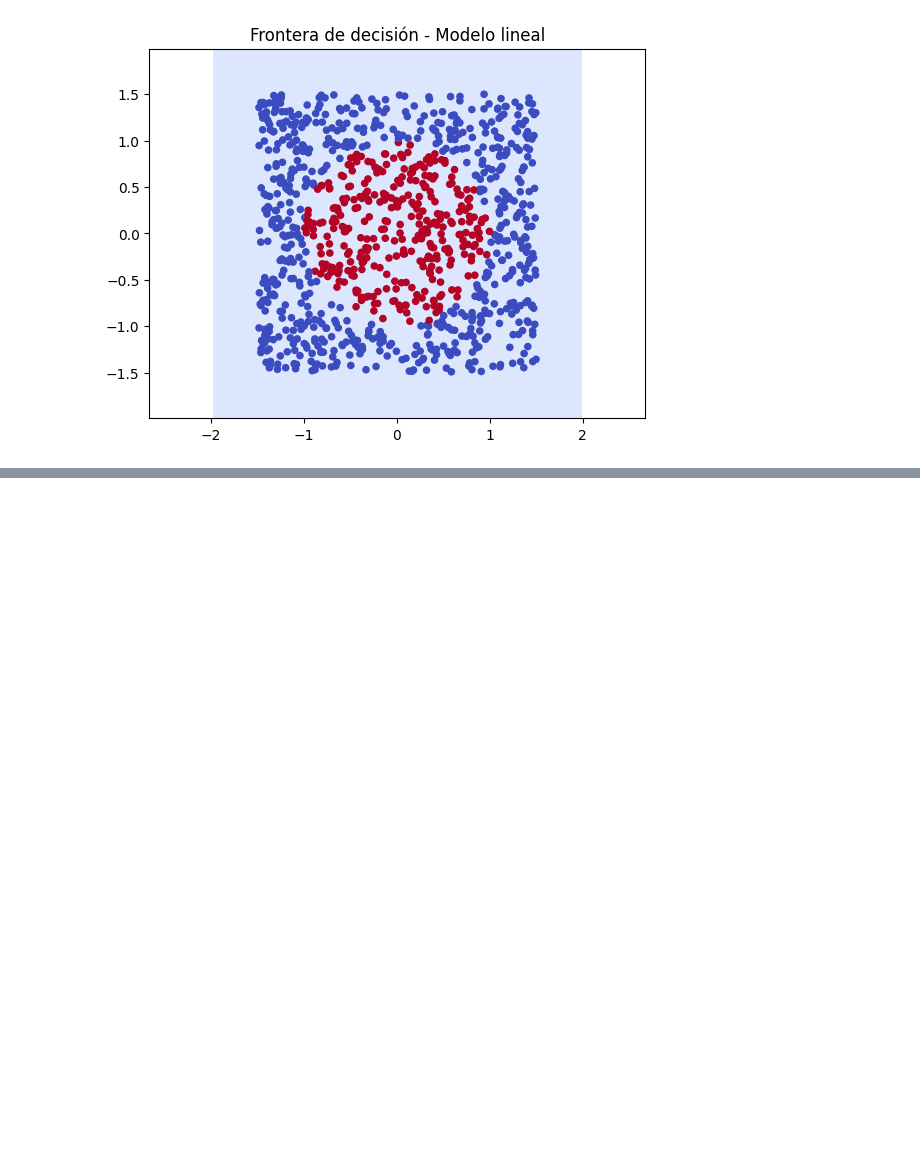
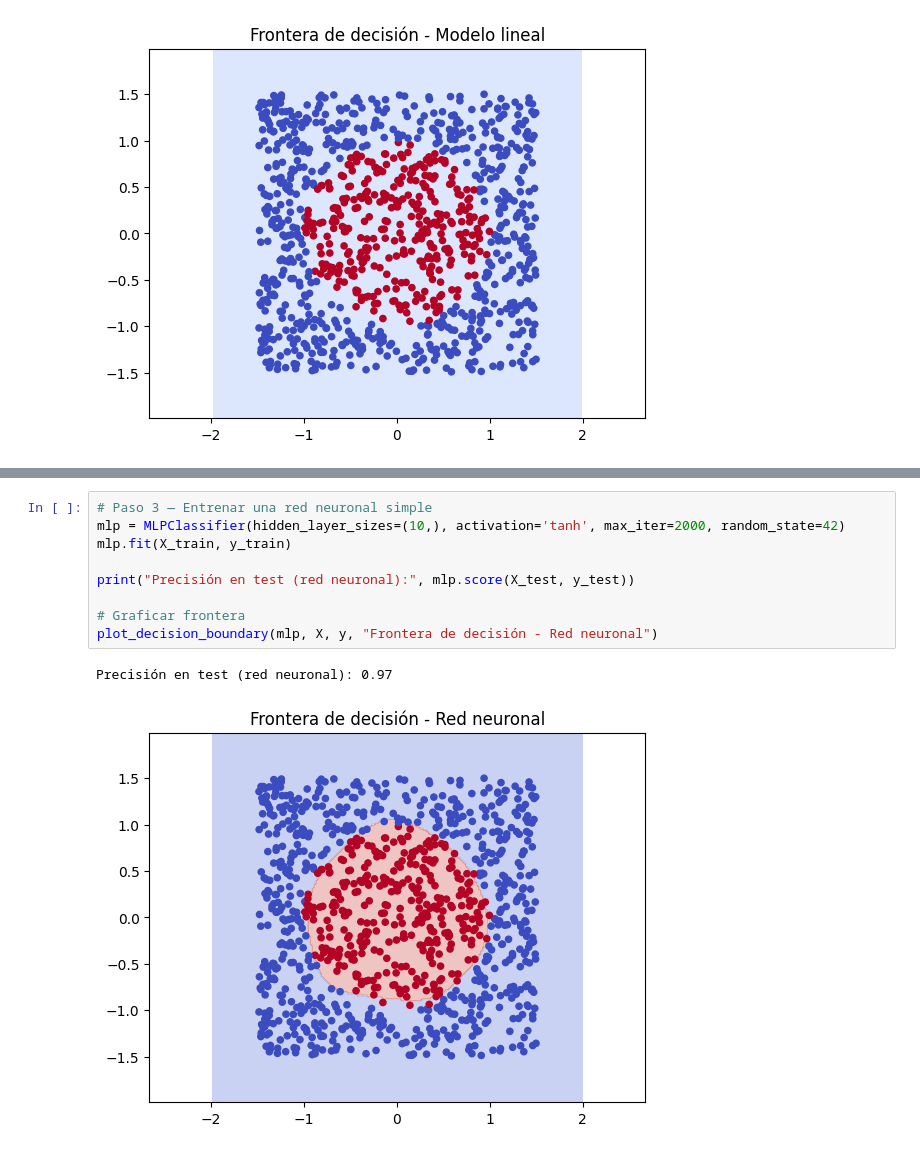
Before and after one commit to gluoneros/MachineLearning, a Jupyter notebook: neurona.ipynb, the cells around one changed output, grey strips where cells are left out. Saved outputs shown, nothing was run; the diff lists cells and outputs as text; blank space fills up the shorter version.

```diff
--- a/neurona.ipynb
+++ b/neurona.ipynb
@@ -54,0 +79,12 @@ Precisión en test (modelo lineal): 0.665
+# %%
+# Paso 3 — Entrenar una red neuronal simple
+mlp = MLPClassifier(hidden_layer_sizes=(10,), activation='tanh', max_iter=2000, random_state=42)
+mlp.fit(X_train, y_train)
+
+print("Precisión en test (red neuronal):", mlp.score(X_test, y_test))
+
+# Graficar frontera
+plot_decision_boundary(mlp, X, y, "Frontera de decisión - Red neuronal")
+# %% [output]
+Precisión en test (red neuronal): 0.97
+[figure, added]
```
Also changed, not shown: parts of 4 cells of this notebook.
